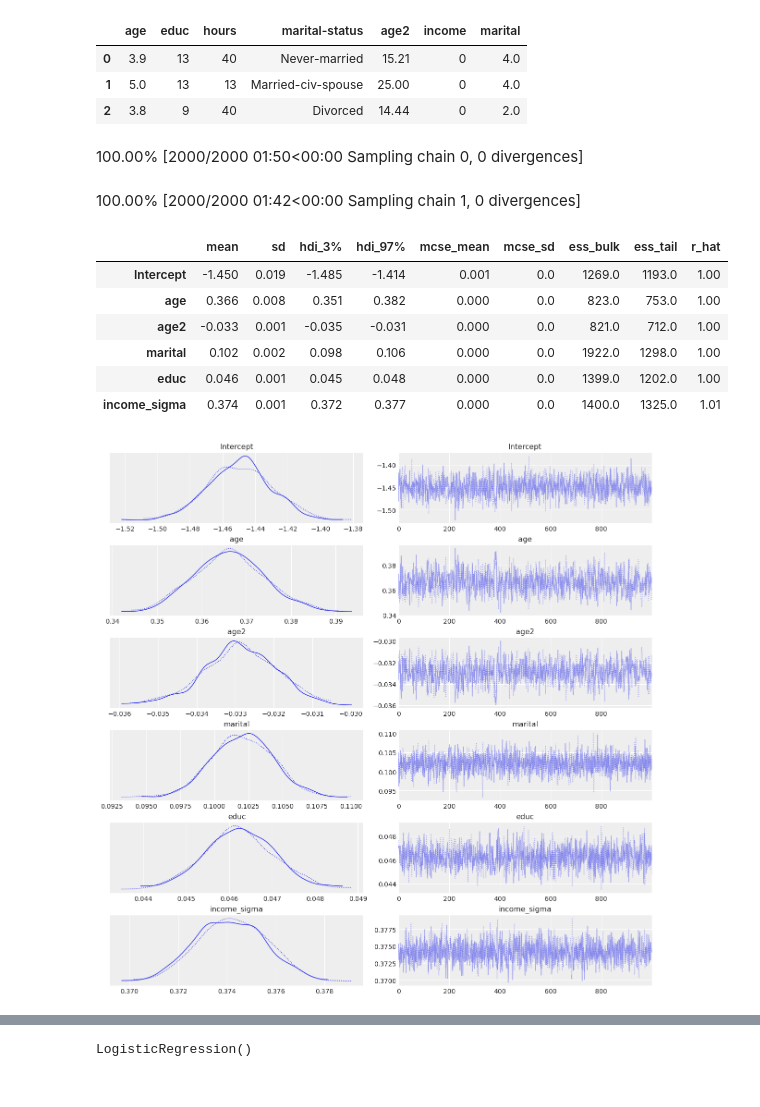
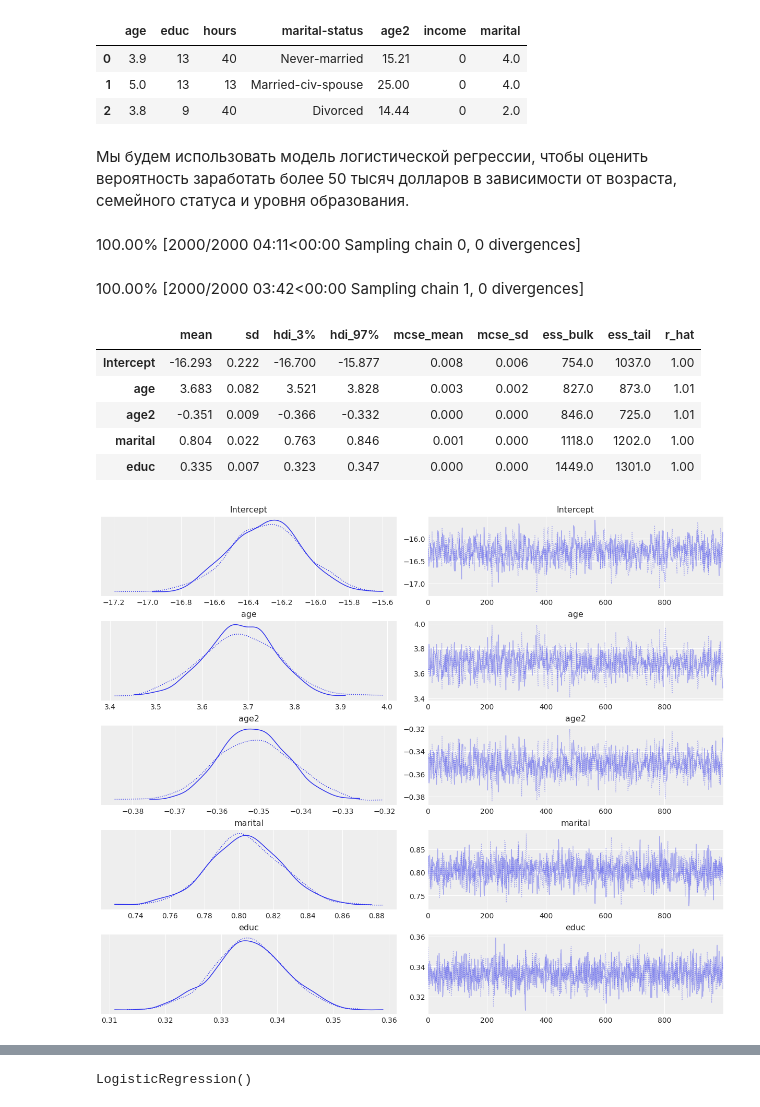
Before and after one commit to PavelNovikov888/classification_NBC, a Jupyter notebook: Логистическая_регрессия_Байес_предсказание_дохода.ipynb, the cells around one changed output, grey strips where cells are left out. Cells and saved outputs as stored; diff of their text form; code cells hidden in the pictures.

```diff
--- a/Логистическая_регрессия_Байес_предсказание_дохода.ipynb
+++ b/Логистическая_регрессия_Байес_предсказание_дохода.ipynb
@@ -100,9 +143,10 @@ income = 1 * (data["income"] == " >50K")
 data = data[["age", "educ", "hours","marital-status"]]
 
 # Scale age by 10, it helps with model convergence.
-data["age"] = data["age"] / 10.0
-data["age2"] = np.square(data["age"])
-data["income"] = income
+data.loc[:,"age"] = data["age"] / 10.0
+# возраст в квадрате
+data.loc[:,"age2"] = np.square(data["age"])
+data.loc[:,"income"] = income
 
 income.value_counts()
 # %% [output]
@@ -162,28 +182,29 @@ data.head(3)
 | 0 | 3.9 | 13 | 40 | Never-married | 15.21 | 0 | 4.0 |
 | 1 | 5.0 | 13 | 13 | Married-civ-spouse | 25.00 | 0 | 4.0 |
 | 2 | 3.8 | 9 | 40 | Divorced | 14.44 | 0 | 2.0 |
+# %% [markdown]
+Мы будем использовать модель логистической регрессии, чтобы оценить вероятность заработать более 50 тысяч долларов в зависимости от возраста, семейного статуса и уровня образования.
 # %%
-model = bmb.Model('income ~ age + age2 + marital + educ ', data)
+model = bmb.Model('income ~ age + age2 + marital + educ ', data, family="bernoulli")
 # Fit the model using 1000 on each of 4 chains
 # results = model.fit(draws=1000, chains=4)
-results = model.fit(draws=1000)
+results = model.fit(draws=1000, idata_kwargs={"log_likelihood": True})
 
 # Use ArviZ to plot the results
 az.plot_trace(results)
 
 # Key summary and diagnostic info on the model parameters
 az.summary(results)
 # %% [output]
-100.00% [2000/2000 01:50<00:00 Sampling chain 0, 0 divergences]
+100.00% [2000/2000 04:11<00:00 Sampling chain 0, 0 divergences]
-100.00% [2000/2000 01:42<00:00 Sampling chain 1, 0 divergences]
+100.00% [2000/2000 03:42<00:00 Sampling chain 1, 0 divergences]
 |  | mean | sd | hdi_3% | hdi_97% | mcse_mean | mcse_sd | ess_bulk | ess_tail | r_hat |
-| Intercept | -1.450 | 0.019 | -1.485 | -1.414 | 0.001 | 0.0 | 1269.0 | 1193.0 | 1.00 |
-| age | 0.366 | 0.008 | 0.351 | 0.382 | 0.000 | 0.0 | 823.0 | 753.0 | 1.00 |
-| age2 | -0.033 | 0.001 | -0.035 | -0.031 | 0.000 | 0.0 | 821.0 | 712.0 | 1.00 |
-| marital | 0.102 | 0.002 | 0.098 | 0.106 | 0.000 | 0.0 | 1922.0 | 1298.0 | 1.00 |
-| educ | 0.046 | 0.001 | 0.045 | 0.048 | 0.000 | 0.0 | 1399.0 | 1202.0 | 1.00 |
-| income_sigma | 0.374 | 0.001 | 0.372 | 0.377 | 0.000 | 0.0 | 1400.0 | 1325.0 | 1.01 |
+| Intercept | -16.293 | 0.222 | -16.700 | -15.877 | 0.008 | 0.006 | 754.0 | 1037.0 | 1.00 |
+| age | 3.683 | 0.082 | 3.521 | 3.828 | 0.003 | 0.002 | 827.0 | 873.0 | 1.01 |
+| age2 | -0.351 | 0.009 | -0.366 | -0.332 | 0.000 | 0.000 | 846.0 | 725.0 | 1.01 |
+| marital | 0.804 | 0.022 | 0.763 | 0.846 | 0.001 | 0.000 | 1118.0 | 1202.0 | 1.00 |
+| educ | 0.335 | 0.007 | 0.323 | 0.347 | 0.000 | 0.000 | 1449.0 | 1301.0 | 1.00 |
-[figure, old version]
+[figure, new version]
 # %%
 from __future__ import annotations
 
```
Also changed, not shown: parts of 21 cells of this notebook.
